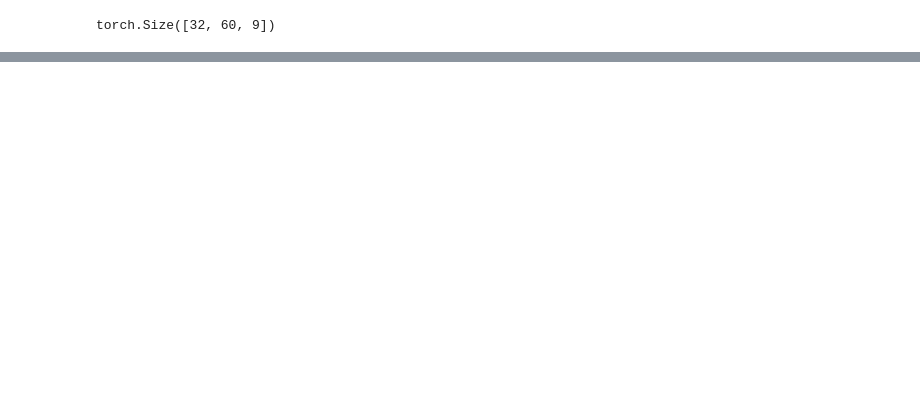
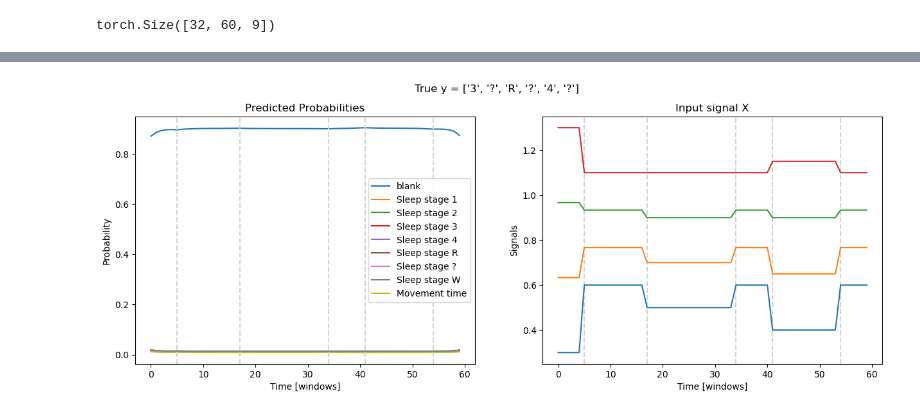
Before and after one commit to Whitesheep18/dlsp, a Jupyter notebook: CTC/sleep_stages_ctc.ipynb, the cells around one changed output, grey strips where cells are left out. Saved outputs shown, nothing was run; the diff lists cells and outputs as text; code cells hidden in the pictures; blank space fills up the shorter version.

```diff
--- a/CTC/sleep_stages_ctc.ipynb
+++ b/CTC/sleep_stages_ctc.ipynb
@@ -124,0 +214,32 @@ plt.plot()
+# %%
+import matplotlib.pyplot as plt
+val_loader = torch.utils.data.DataLoader(validation, batch_size=32, shuffle=True, collate_fn=collate_fn)
+X, y, y_lens, stage_lengths = next(iter(val_loader))
+
+model.eval()
+emissions = model(X)
+
+id = 6
+
+fig, axs = plt.subplots(1, 2, figsize=(15, 5))
+
+probs = np.exp(emissions[id].detach().numpy())
+for i in range(probs.shape[1]):
+    times = np.arange(probs.shape[0])
+    axs[0].plot(times, probs[:, i], label=dataset.idx_to_sleep_stage[i] if i != 0 else 'blank')
+preds = [dataset.idx_to_sleep_stage[l][-1] for l in y[id][:y_lens[id]].numpy()]
+fig.suptitle(f'True y = {preds}')
+axs[0].set_title('Predicted Probabilities')
+axs[0].set_ylabel('Probability')
+axs[0].set_xlabel('Time [windows]')
+for stage_length in np.cumsum(stage_lengths[id])[:-1]:
+    axs[0].axvline(x=stage_length, color='lightgrey', linestyle='--')
+    axs[1].axvline(x=stage_length, color='lightgrey', linestyle='--')
+axs[0].legend()
+axs[1].plot(X[id].numpy())
+axs[1].set_title('Input signal X')
+axs[1].set_ylabel('Signals')
+axs[1].set_xlabel('Time [windows]')
+plt.show()
+# %% [output]
+[figure, added]
```
Also changed, not shown: parts of 14 cells of this notebook, 1 other file.
